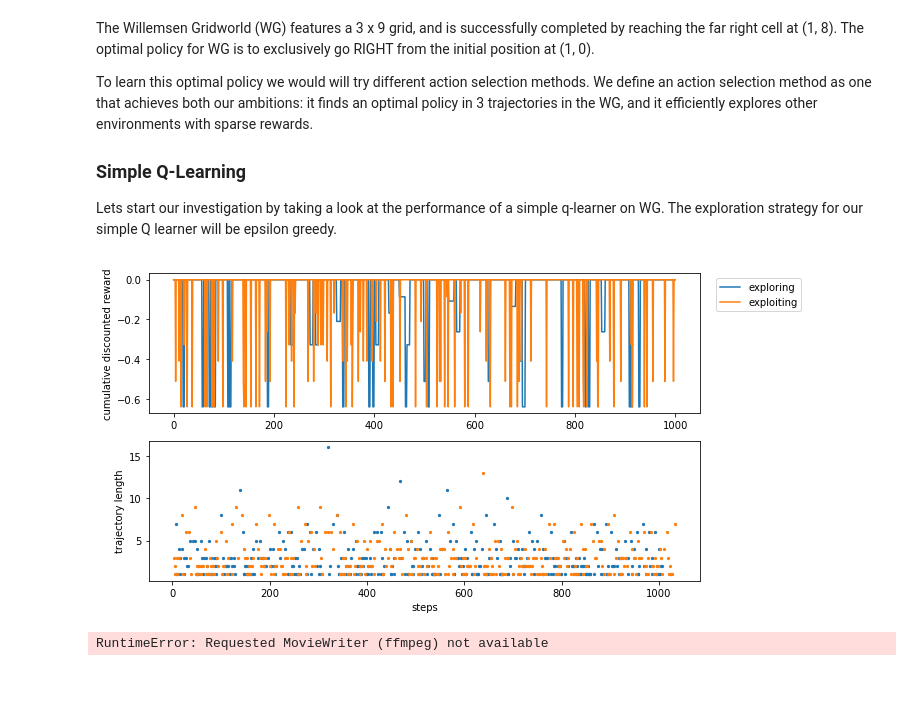
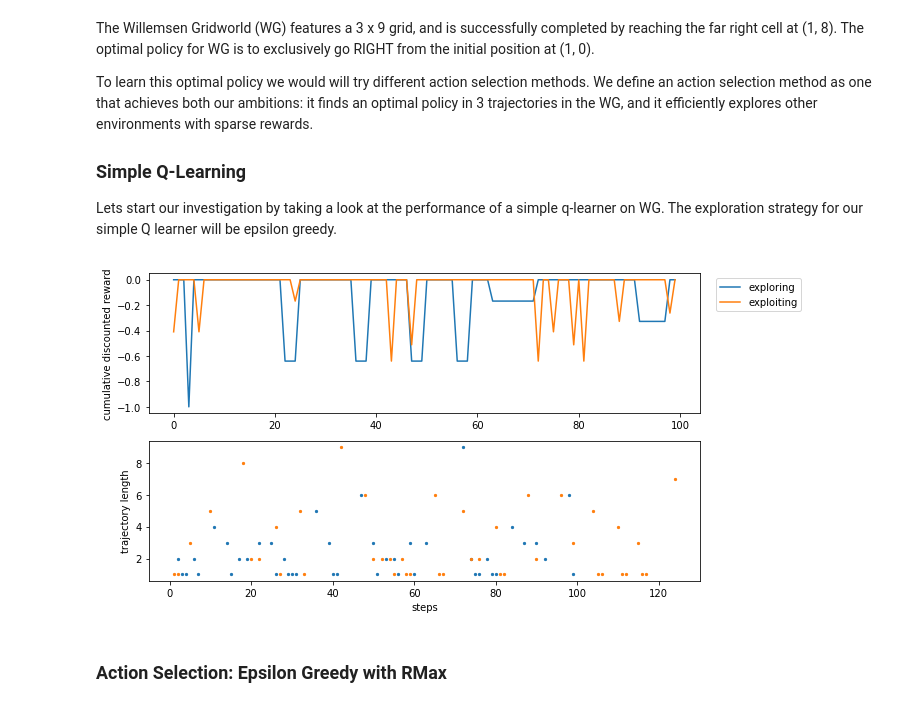
Before and after one commit to CCarissimo/RapidRL, a Jupyter notebook: main_notebook.ipynb, the cells around one changed output. Drawn from its saved outputs; the diff is of its cells as text; code cells hidden in the pictures.

```diff
--- a/main_notebook.ipynb
+++ b/main_notebook.ipynb
@@ -31,6 +31,13 @@ blacked_state = np.array([[0, 8],[2, 8]])
 from MDP import *
 
 _, _, _, _ = plot_gridworld(grid, terminal_state, initial_state, blacked_state)
+
+episode_timeout = 33
+env = Gridworld(grid, terminal_state, initial_state, blacked_state, episode_timeout)
+env_greedy = Gridworld(grid, terminal_state, initial_state, blacked_state, episode_timeout)
+
+import warnings
+warnings.filterwarnings('ignore')
 # %% [output]
 [figure]
 # %% [markdown]
@@ -57,21 +51,30 @@ env_greedy = Gridworld(grid, terminal_state, initial_state, blacked_state, episo
+# %%
+max_steps = 100
+episode_timeout = 34
+gamma = 0.8
+alpha = 0.1
+batch_size = 1
 # %%
-agent = eGreedy(estimators = [Estimator(approximator=bellman_Q_table(alpha=0.1, gamma=0.8), mask=identity()),
-                             Estimator(approximator=global_Q_abstractor(gamma=0.8),  mask=global_context())],
-                    buffer = ReplayMemory(max_size=10000),
-                    targets = [Target()],
-                    counter = state_table(),
-                    batch_size=batch_size)
+agent = eGreedy(
+    estimators = [
+                Estimator(approximator=bellman_Q_table(alpha=0.1, gamma=0.8), mask=identity()),
+                Estimator(approximator=global_Q_abstractor(gamma=0.8),  mask=global_context())
+                ],
+    buffer = ReplayMemory(max_size=10000),
+    targets = [Target()],
+    counter = state_table(),
+    batch_size=batch_size)
 
 agent.epsilon = 0.33
+
+trajectories = []
+metrics = []
+epilen = []
+Gn = []
+step = 0
 # %%
 # MAIN TRAINING and EVALUATION LOOP
-
-trajectories = []
-metrics = []
-epilen = []
-Gn = []
-step = 0
-while step < max_steps:
+for i in range(max_steps):
     # EXPLORE: by setting action selection to be explorative: "exploratory"
     agent.action_selection = "exploratory"
     action = agent.select_action(env.transition)
@@ -120,34 +123,34 @@ for i, metric in enumerate(metrics):
     Yn = 0
     Yg = 0
     for j, g in enumerate(metric['Gn']):
         Yn += gamma**j*g
     for j, g in enumerate(metric['Gg']):
         Yg += gamma**j*g
 
     yn.append(Yn)
     yg.append(Yg)
 
 cumEpilen = np.cumsum([ele[0] for ele in epilen])
 cumEpiG = np.cumsum([ele[1] for ele in epilen])
 
 %matplotlib inline
 
 fig, (ax1, ax2) = plt.subplots(nrows=2, figsize=(10,5))
 ax1.plot(x, yn, label='exploring')
 
 ax1.plot(x, yg, label='exploiting')
 
 ax1.set_ylabel('cumulative discounted reward')
 plt.xlabel('steps')
 
 ax1.legend(bbox_to_anchor=(1.02, 1), loc="upper left")
 
 ax2.set_ylabel('trajectory length')
 ax2.scatter(cumEpilen, [ele[0] for ele in epilen], s=5)
 ax2.scatter(cumEpiG, [ele[1] for ele in epilen], s=5)
 plt.tight_layout()
 # %% [output]
-[figure, old version]
+[figure, new version]
 # %%
 from matplotlib import animation, rc
 
@@ -202,9 +205,9 @@ def animate_values(data, fn=None):
 from IPython.display import HTML
 ani = animate_values(metrics, fn=dict_max)
 estimator = ['Qsa', 'Qa']
-HTML(ani.to_html5_video())
+# HTML(ani.to_html5_video())
 # Writer = animation.writers['ffmpeg']
 # writer = Writer(fps=3, metadata=dict(artist='Cesare Carissimo'), bitrate=1800)
 # ani.save(f"{FILE_SIG}-%s.mp4" % estimator, writer=writer)
-# %% [output]
-RuntimeError: Requested MovieWriter (ffmpeg) not available
+# %% [markdown]
+### Action Selection: Epsilon Greedy with RMax
```
Also changed, not shown: parts of 13 cells of this notebook, 1 other file.
